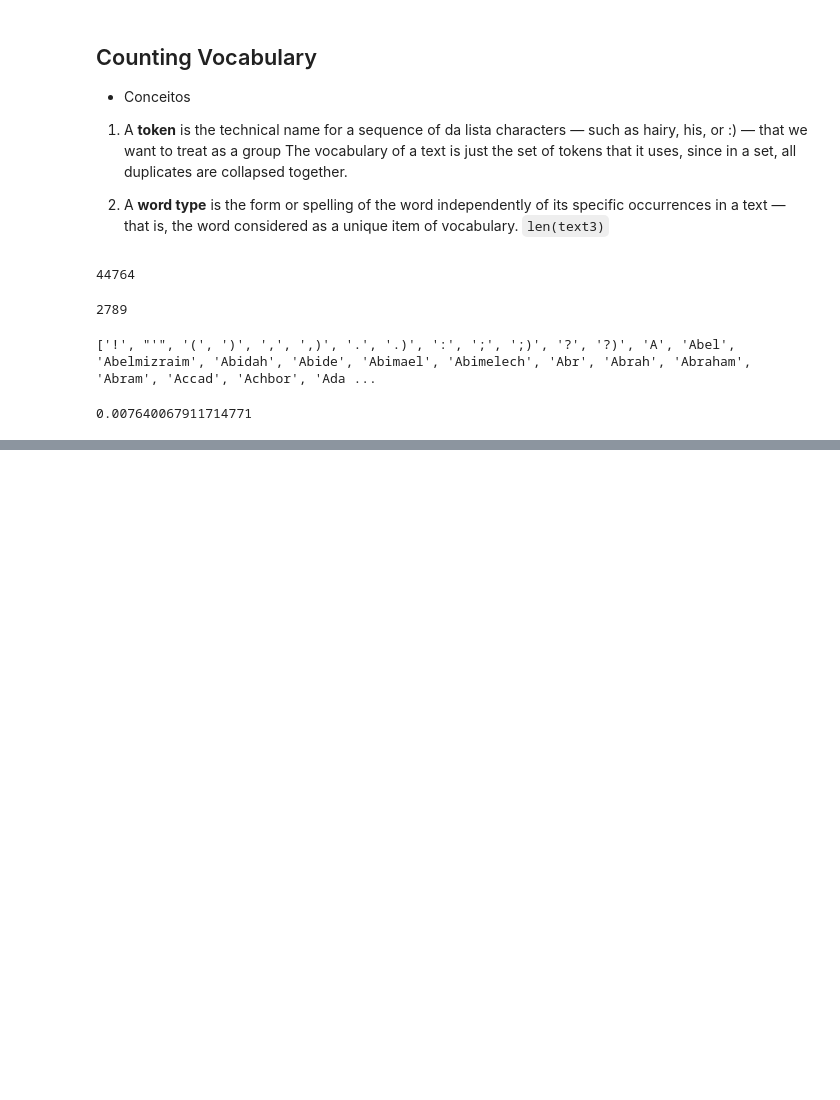
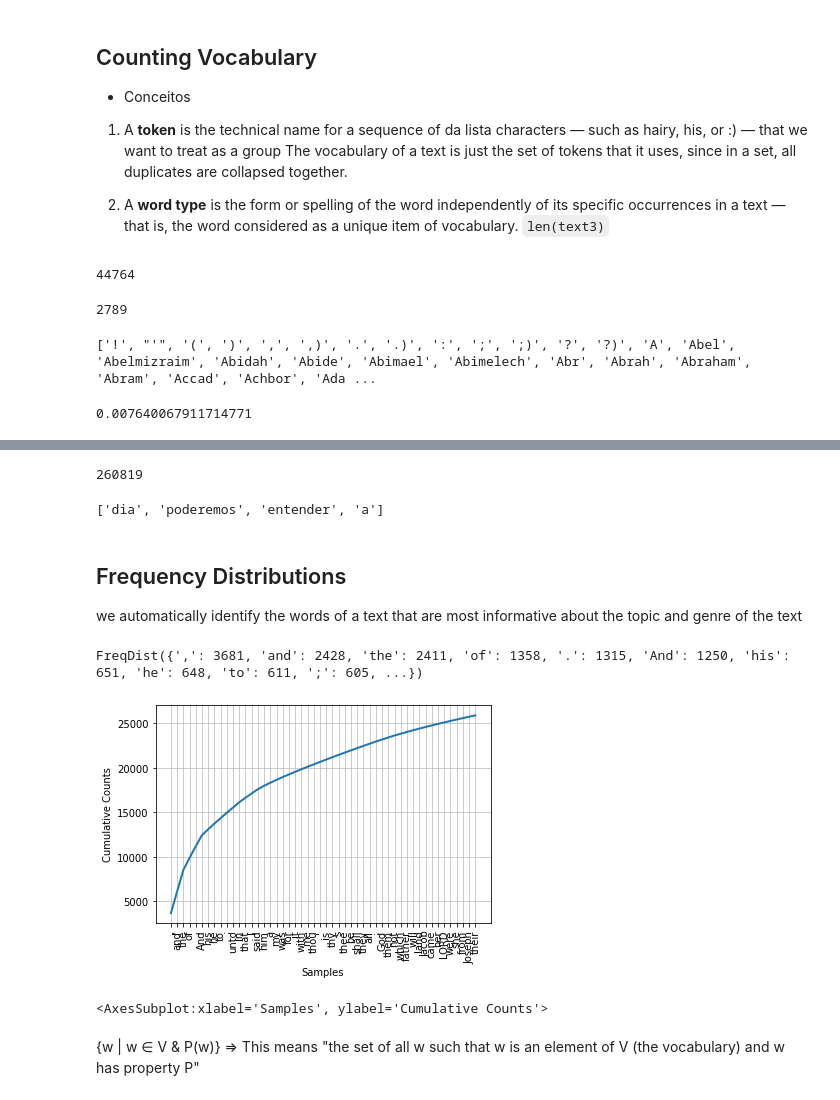
Before and after one commit to cantaruttim/IC_FATEC, a Jupyter notebook: NLTK_Study_doc.ipynb, the cells around one changed output, grey strips where cells are left out. Cells and saved outputs as stored; diff of their text form; code cells hidden in the pictures; blank space fills up the shorter version.

```diff
--- a/NLTK_Study_doc.ipynb
+++ b/NLTK_Study_doc.ipynb
@@ -167,0 +170,9 @@ print(sorted(set(text3)))
+# %%
+len(text1)
+# %% [output]
+260819
+# %%
+var1 = sent[1:5]
+var1
+# %% [output]
+['dia', 'poderemos', 'entender', 'a']
@@ -167,0 +187,16 @@ print(sorted(set(text3)))
+# %% [markdown]
+## Frequency Distributions
+
+we automatically identify the words of a text that are most informative about the topic and genre of the text
+# %%
+fdis1 = FreqDist(text3)
+fdis1
+# %% [output]
+FreqDist({',': 3681, 'and': 2428, 'the': 2411, 'of': 1358, '.': 1315, 'And': 1250, 'his': 651, 'he': 648, 'to': 611, ';': 605, ...})
+# %%
+FreqDist(text3).plot(50, cumulative=True)
+# %% [output]
+[figure, added]
+<AxesSubplot:xlabel='Samples', ylabel='Cumulative Counts'>
+# %% [markdown]
+{w | w ∈ V & P(w)} => This means "the set of all w such that w is an element of V (the vocabulary) and w has property P"
```
Also changed, not shown: parts of 10 cells of this notebook.
